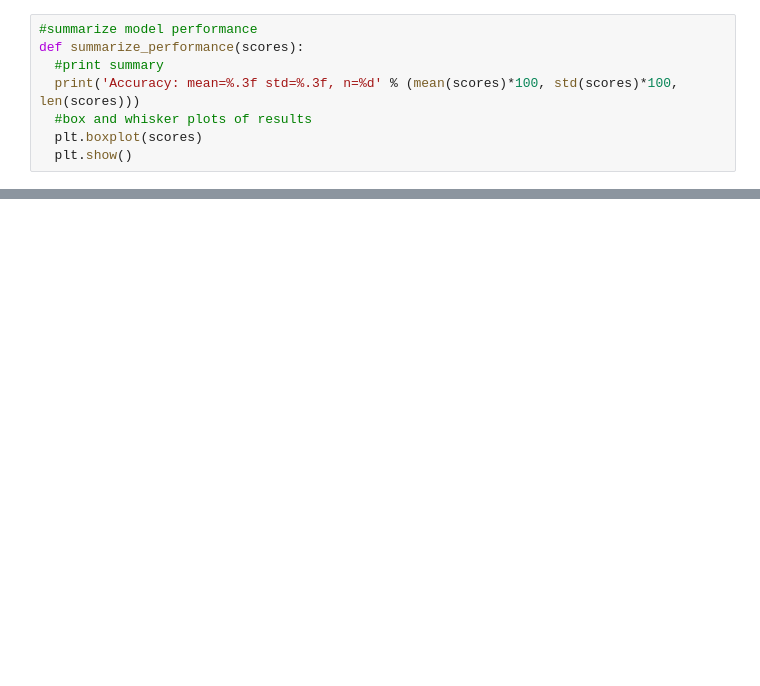
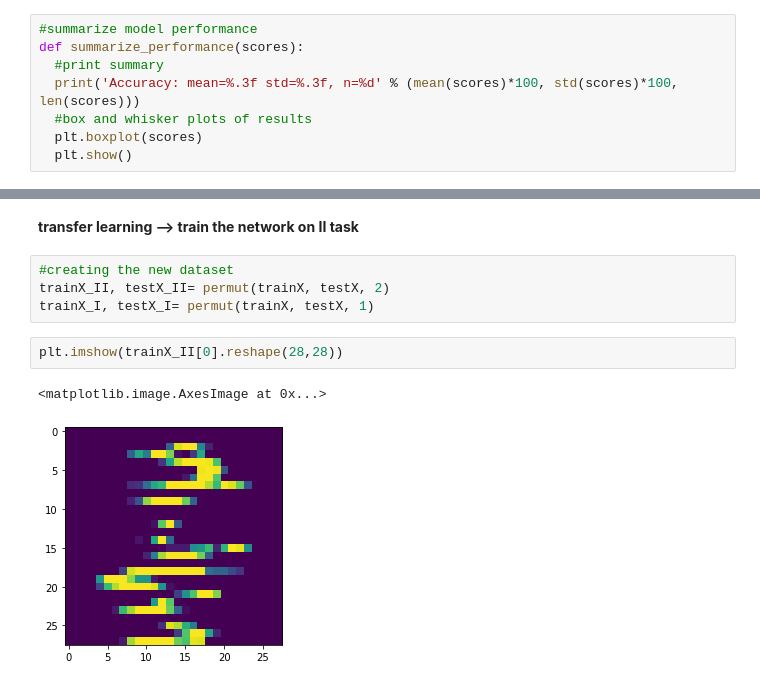
Before and after one commit to ylabn/Bioinf_project10, a Jupyter notebook: project_10_mnist.ipynb, the cells around one changed output, grey strips where cells are left out. Drawn from its saved outputs; the diff is of its cells as text; blank space fills up the shorter version.

```diff
--- a/project_10_mnist.ipynb
+++ b/project_10_mnist.ipynb
@@ -136,0 +184,11 @@ test_loss, test_acc= model.evaluate(test_images, test_labels, verbose=2)
+# %% [markdown]
+ **transfer learning --> train the network on II task**
+# %%
+#creating the new dataset
+trainX_II, testX_II= permut(trainX, testX, 2)
+trainX_I, testX_I= permut(trainX, testX, 1)
+# %%
+plt.imshow(trainX_II[0].reshape(28,28))
+# %% [output]
+<matplotlib.image.AxesImage at 0x...>
+[figure, added]
```
Also changed, not shown: parts of 24 cells of this notebook.
